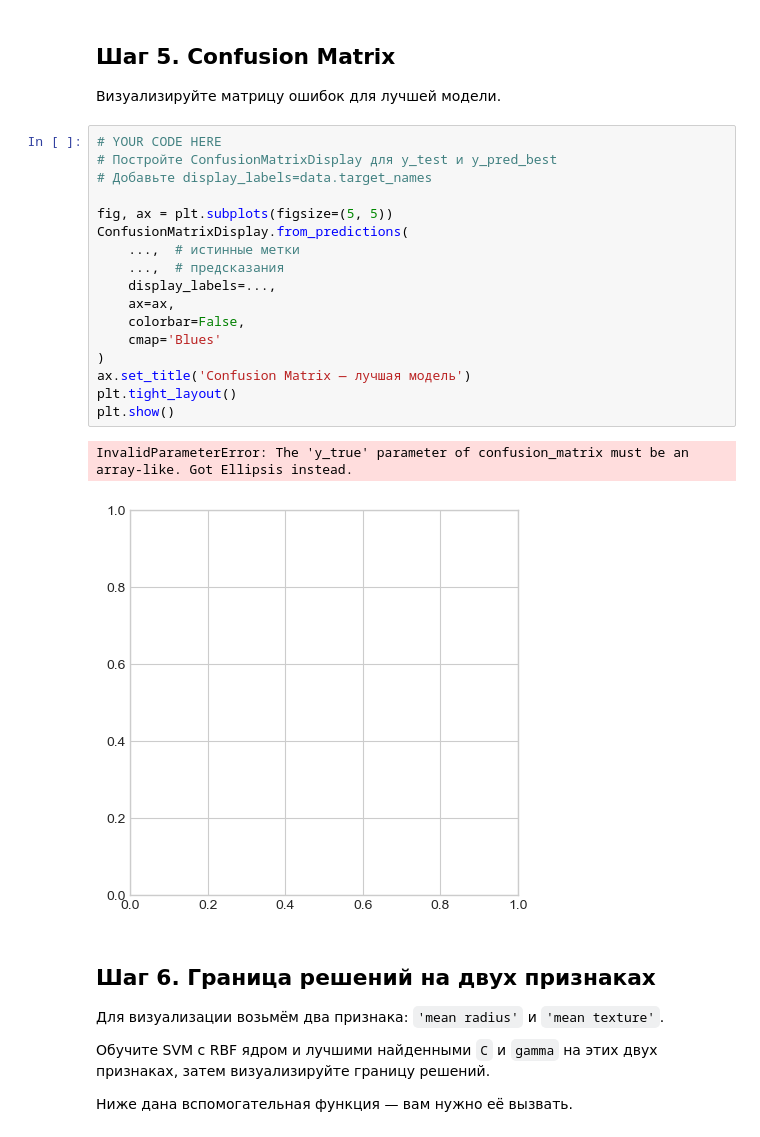
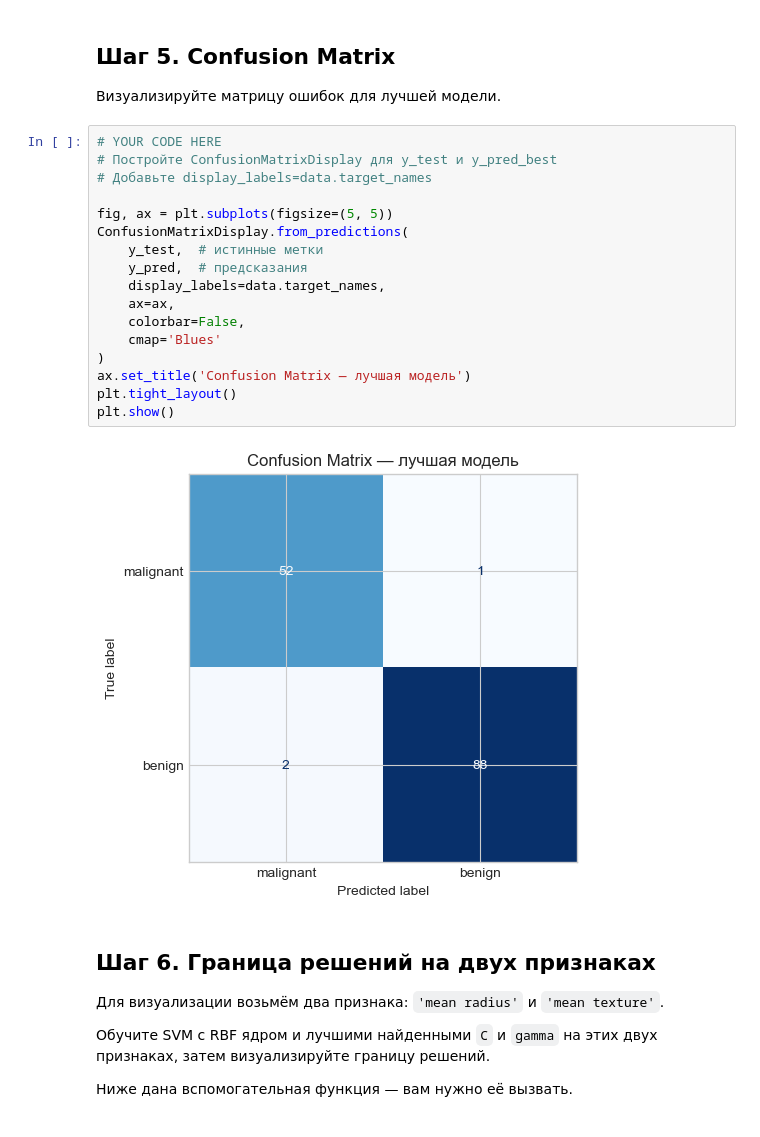
Before and after one commit to isachagit/ML_Homework, a Jupyter notebook: hw07_SVM/svm_practice_student.ipynb, the cells around one changed output. Drawn from its saved outputs; the diff is of its cells as text.

```diff
--- a/hw07_SVM/svm_practice_student.ipynb
+++ b/hw07_SVM/svm_practice_student.ipynb
@@ -306,23 +309,22 @@ KeyError: 'worst concave points'
 # %%
 # YOUR CODE HERE
 # Постройте ConfusionMatrixDisplay для y_test и y_pred_best
 # Добавьте display_labels=data.target_names
 
 fig, ax = plt.subplots(figsize=(5, 5))
 ConfusionMatrixDisplay.from_predictions(
-    ...,  # истинные метки
-    ...,  # предсказания
-    display_labels=...,
+    y_test,  # истинные метки
+    y_pred,  # предсказания
+    display_labels=data.target_names,
     ax=ax,
     colorbar=False,
     cmap='Blues'
 )
 ax.set_title('Confusion Matrix — лучшая модель')
 plt.tight_layout()
 plt.show()
 # %% [output]
-InvalidParameterError: The 'y_true' parameter of confusion_matrix must be an array-like. Got Ellipsis instead.
-[figure, old version]
+[figure, new version]
 # %% [markdown]
 ## Шаг 6. Граница решений на двух признаках
 
```
Also changed, not shown: parts of 9 cells of this notebook, 4 other files.
